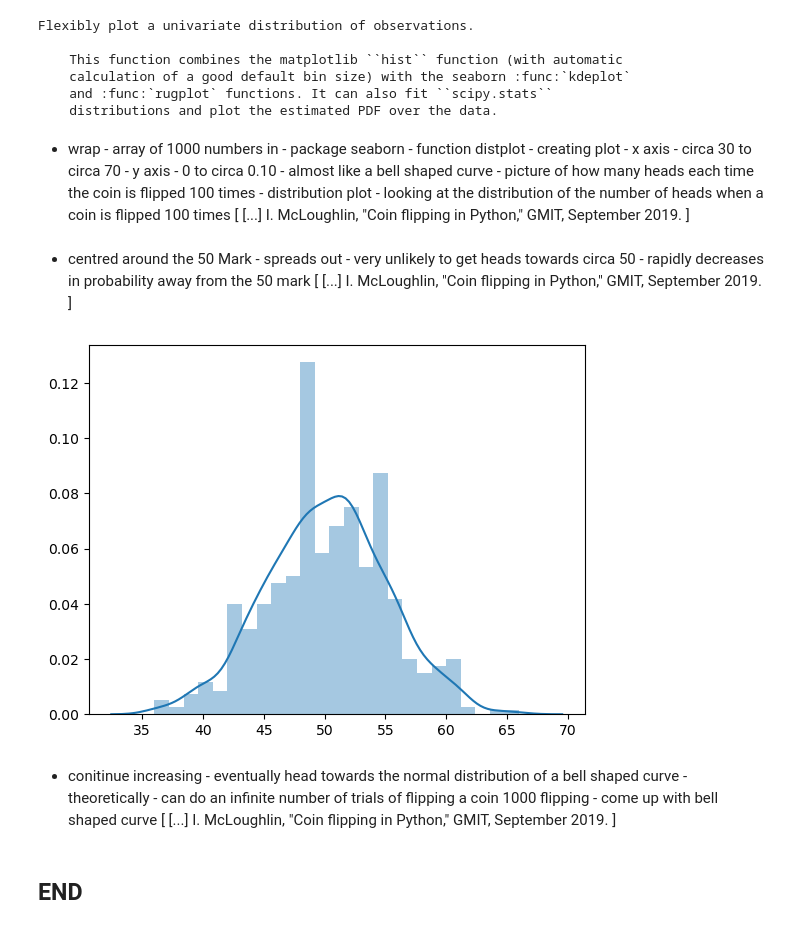
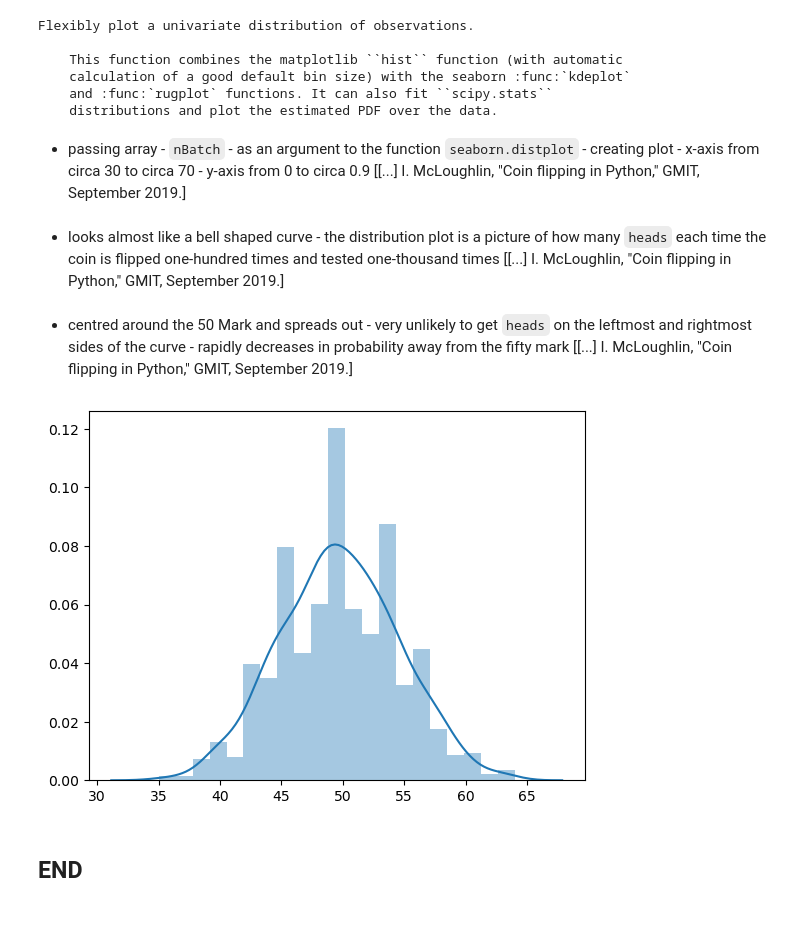
Before and after one commit to E6985/fda-tasks, a Jupyter notebook: Fundamentals-of-Data-Analysis-Tasks-2020.ipynb, the cells around one changed output. Drawn from its saved outputs; the diff is of its cells as text; code cells hidden in the pictures.

```diff
--- a/Fundamentals-of-Data-Analysis-Tasks-2020.ipynb
+++ b/Fundamentals-of-Data-Analysis-Tasks-2020.ipynb
@@ -1081,0 +1099,3 @@ size=2 # method binomial - change argument
+# %%
+# package numpy - subpackage random - binomial arguments
+n,p,size=100,0.5,1
@@ -1093 +1116,4 @@ array([0, 1], dtype=int64)
+# %%
+# package numpy - subpackage random - binomial argument
+size=1000
 # %% [markdown]
@@ -1107,3 +1121,3 @@ array([0, 1], dtype=int64)
 # %%
-# package numpy - subpackage random - object Generator - method default_rng alias newGenBitGenPCG64
-n,p,size=100,0.5,1000 # method binomial - arguments
+# package numpy - subpackage random - object Generator - method default_rng alias newGenBitGenPCG64 - instantiate
+nBatch=newGenBitGenPCG64().binomial(n,p,size) # method binomial - call
@@ -1225,11 +1170,9 @@ Flexibly plot a univariate distribution of observations.
     calculation of a good default bin size) with the seaborn :func:`kdeplot`
     and :func:`rugplot` functions. It can also fit ``scipy.stats``
     distributions and plot the estimated PDF over the data.
+# %% [markdown]
+- passing array - ``nBatch`` - as an argument to the function ``seaborn.distplot`` - creating plot - x-axis from circa 30 to circa 70 - y-axis from 0 to circa 0.9 [[...] I. McLoughlin, "Coin flipping in Python," GMIT, September 2019.]
 # %% [markdown]
-- wrap - array of 1000 numbers in - package seaborn - function distplot - creating plot - x axis - circa 30 to circa 70 - y axis - 0 to circa 0.10 - almost like a bell shaped curve - picture of how many heads each time the coin is flipped 100 times - distribution plot - looking at the distribution of the number of heads when a coin is flipped 100 times [
-[...] I. McLoughlin, "Coin flipping in Python," GMIT, September 2019.
-]
+- looks almost like a bell shaped curve - the distribution plot is a picture of how many ``heads`` each time the coin is flipped one-hundred times and tested one-thousand times [[...] I. McLoughlin, "Coin flipping in Python," GMIT, September 2019.]
 # %% [markdown]
-- centred around the 50 Mark - spreads out - very unlikely to get heads towards circa 50 - rapidly decreases in probability away from the 50 mark [
-[...] I. McLoughlin, "Coin flipping in Python," GMIT, September 2019.
-]
+- centred around the 50 Mark and spreads out - very unlikely to get ``heads`` on the leftmost and rightmost sides of the curve - rapidly decreases in probability away from the fifty mark [[...] I. McLoughlin, "Coin flipping in Python," GMIT, September 2019.]
@@ -1241,12 +1179,8 @@ u({"default"})
 # %%
 # package seaborn alias sns - module distributions - function distplot - call
-sns.distplot(nOutput);
+sns.distplot(nBatch);
 # %% [output]
-[figure, old version]
+[figure, new version]
-# %% [markdown]
-- conitinue increasing - eventually head towards the normal distribution of a bell shaped curve - theoretically - can do an infinite number of trials of flipping a coin 1000 flipping - come up with bell shaped curve [
-[...] I. McLoughlin, "Coin flipping in Python," GMIT, September 2019.
-]
 # %% [markdown]
 ## END
 # %% [markdown]
```
Also changed, not shown: parts of 88 cells of this notebook.
